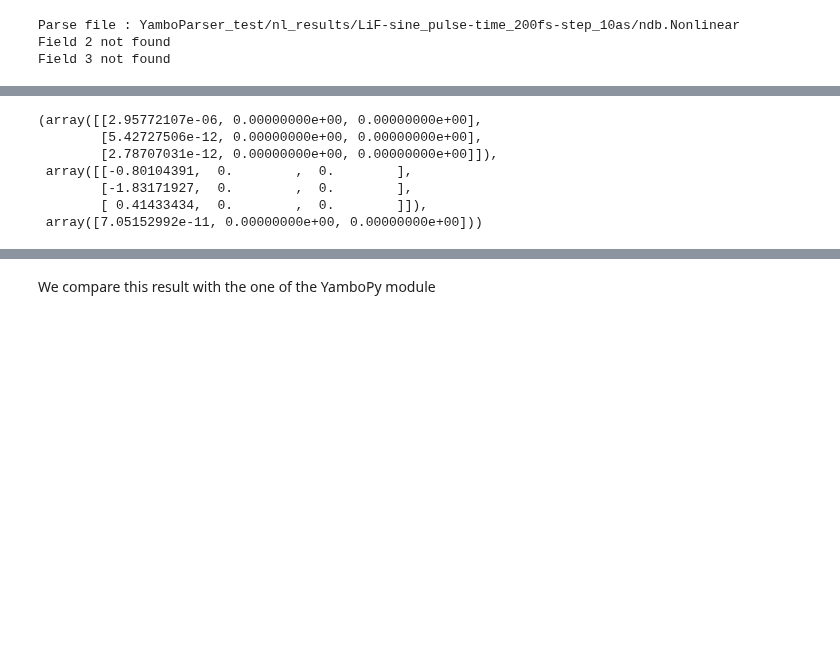
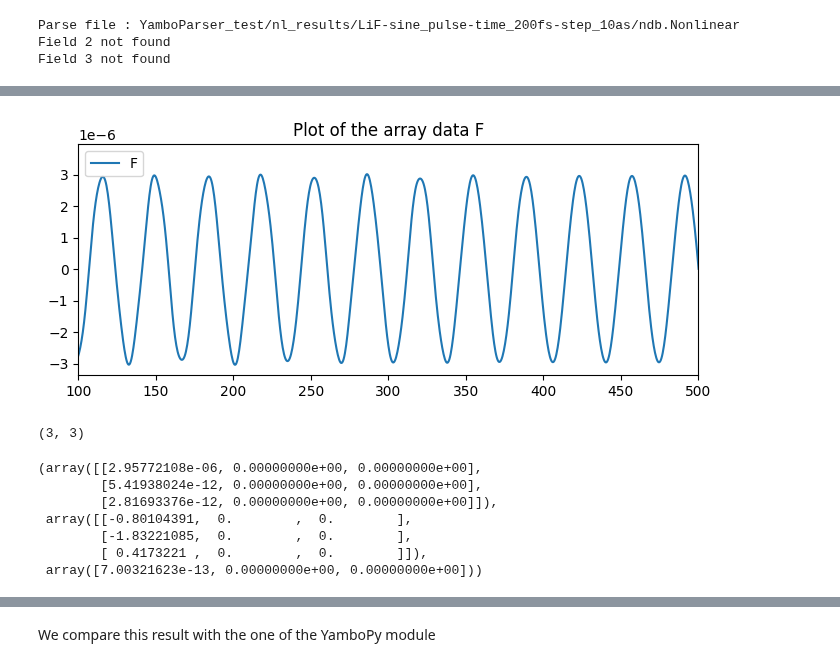
Before and after one commit to marcodalessandro76/MPPI, a Jupyter notebook: sphinx_source/tutorials/Analysis_Optics.ipynb, the cells around one changed output, grey strips where cells are left out. Drawn from its saved outputs; the diff is of its cells as text; code cells hidden in the pictures; blank space fills up the shorter version.

```diff
--- a/sphinx_source/tutorials/Analysis_Optics.ipynb
+++ b/sphinx_source/tutorials/Analysis_Optics.ipynb
@@ -88,13 +89,20 @@ nl.time[iT[0]]/C.FsToAu,nl.time[iT[1]]/C.FsToAu
+# %%
+U.Plot_Array(nl.time,nl.pol[0,0,:],xlim=(100,500),figsize=(8,3))
+# %% [output]
+[figure, added]
 # %%
-A,phi,res = nl.perform_harmonic_analysis(0)
+A,phi,B0,res = nl.perform_harmonic_analysis(0)
+A.shape
+# %% [output]
+(3, 3)
 # %%
-A,phi,res
+A,phi,B0
 # %% [output]
-(array([[2.95772107e-06, 0.00000000e+00, 0.00000000e+00],
-        [5.42727506e-12, 0.00000000e+00, 0.00000000e+00],
-        [2.78707031e-12, 0.00000000e+00, 0.00000000e+00]]),
+(array([[2.95772108e-06, 0.00000000e+00, 0.00000000e+00],
+        [5.41938024e-12, 0.00000000e+00, 0.00000000e+00],
+        [2.81693376e-12, 0.00000000e+00, 0.00000000e+00]]),
  array([[-0.80104391,  0.        ,  0.        ],
-        [-1.83171927,  0.        ,  0.        ],
-        [ 0.41433434,  0.        ,  0.        ]]),
- array([7.05152992e-11, 0.00000000e+00, 0.00000000e+00]))
+        [-1.83221085,  0.        ,  0.        ],
+        [ 0.4173221 ,  0.        ,  0.        ]]),
+ array([7.00321623e-13, 0.00000000e+00, 0.00000000e+00]))
 # %%
```
Also changed, not shown: parts of 10 cells of this notebook, 3 other files.
